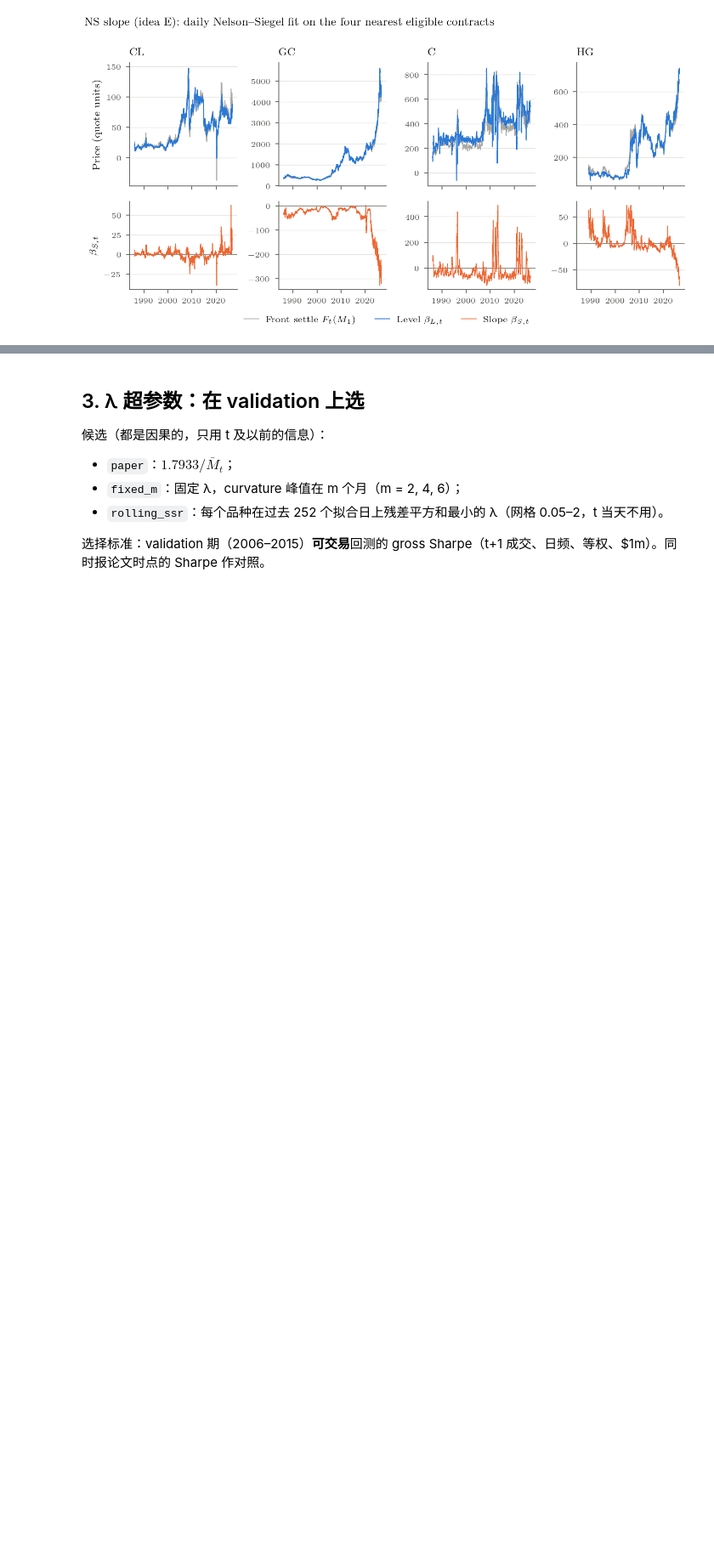
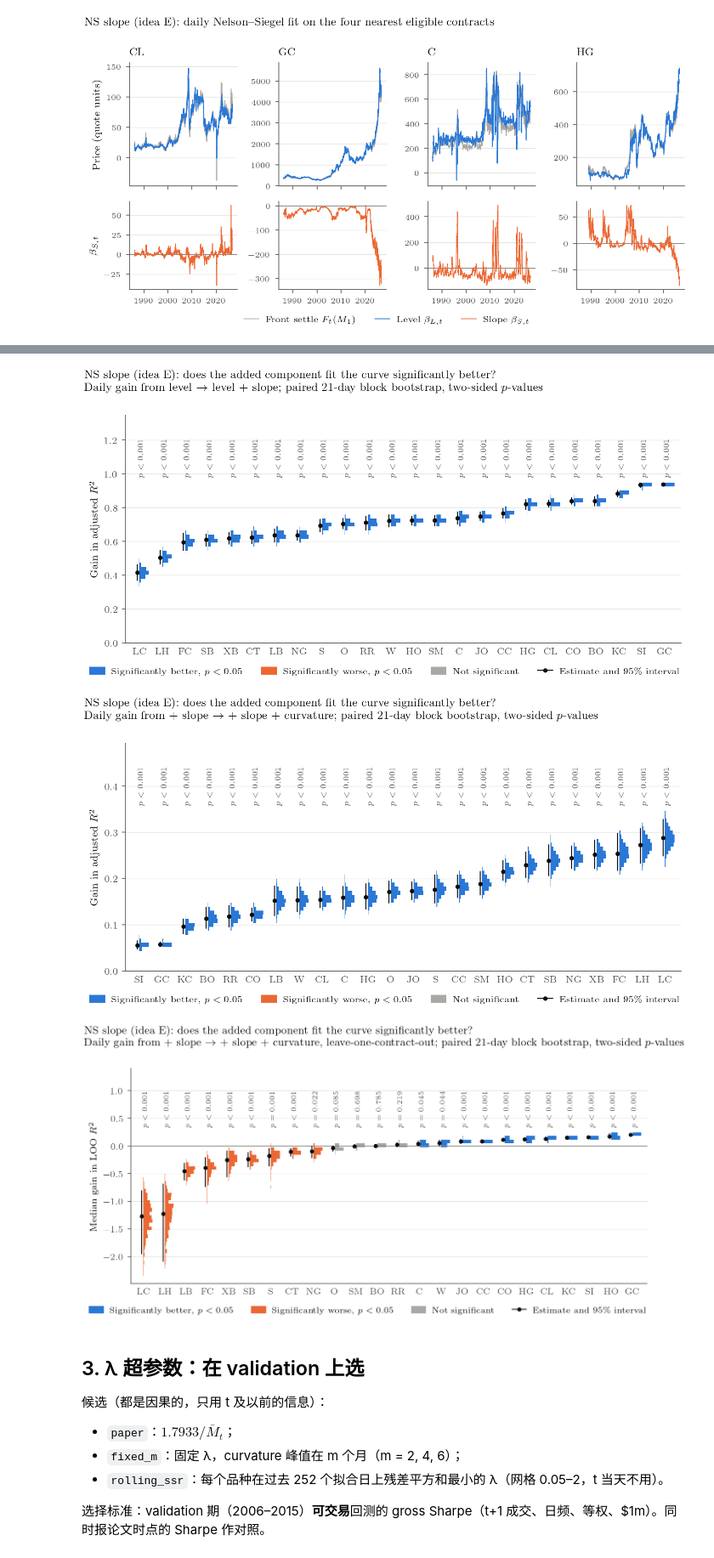
Before and after one commit to TianTian20021211/SystematicTradingCourse, a Jupyter notebook: notebooks/07_nelson_siegel.ipynb, the cells around one changed output, grey strips where cells are left out. Shown at 85% size. Drawn from its saved outputs; the diff is of its cells as text; code cells hidden in the pictures; blank space fills up the shorter version.

```diff
--- a/notebooks/07_nelson_siegel.ipynb
+++ b/notebooks/07_nelson_siegel.ipynb
@@ -89,3 +129,19 @@ ps.save(fig, "ns_betas");
+# %%
+gain_figs = [
+    ("adj: + slope", r"Gain in adjusted $R^2$", "level $\\to$ level + slope", "ns_gain_slope_adj"),
+    ("adj: + curvature", r"Gain in adjusted $R^2$", "+ slope $\\to$ + slope + curvature", "ns_gain_curv_adj"),
+    ("LOO: + curvature", r"Median gain in LOO $R^2$", "+ slope $\\to$ + slope + curvature, leave-one-contract-out", "ns_gain_curv_loo"),
+]
+for name, ylabel, step, fname in gain_figs:
+    s, d = fit_tests[name]
+    title = ps.tex(f"{STRATEGY}: does the added component fit the curve significantly better?" + "\n"
+                   + f"Daily gain from {step}; paired 21-day block bootstrap, two-sided $p$-values")
+    fig = F.bootstrap_distribution(s, d, "mean", ylabel, title, signed=True)
+    ps.save(fig, fname)
+# %% [output]
+[figure, added]
+[figure, added]
+[figure, added]
 # %% [markdown]
 ## 3. λ 超参数：在 validation 上选
 
```
Also changed, not shown: parts of 16 cells of this notebook, 10 other files.
